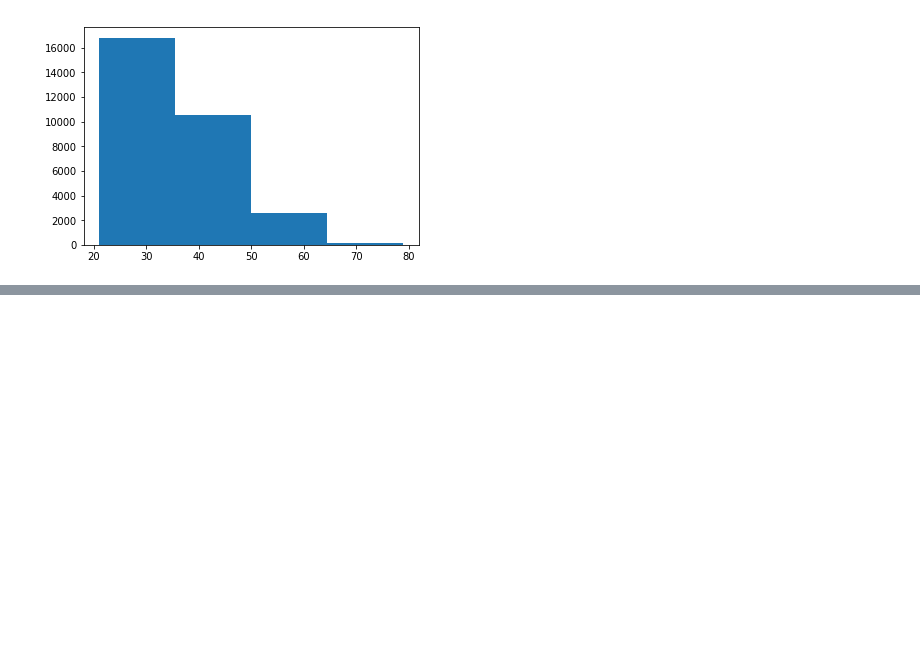
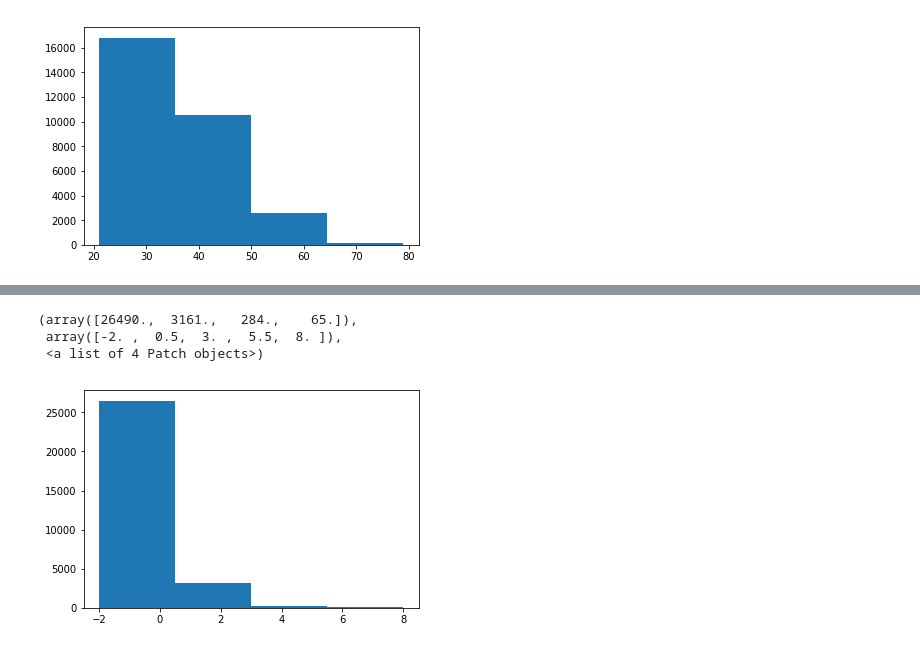
Before and after one commit to gionn07/GioPhyton1, a Jupyter notebook: Course5Task2 Prepare and Explore the Data.ipynb, the cells around one changed output, grey strips where cells are left out. Cells and saved outputs as stored; diff of their text form; code cells hidden in the pictures; blank space fills up the shorter version.

```diff
--- a/Course5Task2 Prepare and Explore the Data.ipynb
+++ b/Course5Task2 Prepare and Explore the Data.ipynb
@@ -103,0 +125,7 @@ plt.hist(credit['AGE'], bins=4)
+# %%
+plt.hist(credit['PAY_4'], bins=4)
+# %% [output]
+(array([26490.,  3161.,   284.,    65.]),
+ array([-2. ,  0.5,  3. ,  5.5,  8. ]),
+ <a list of 4 Patch objects>)
+[figure, added]
```
Also changed, not shown: parts of 23 cells of this notebook.
